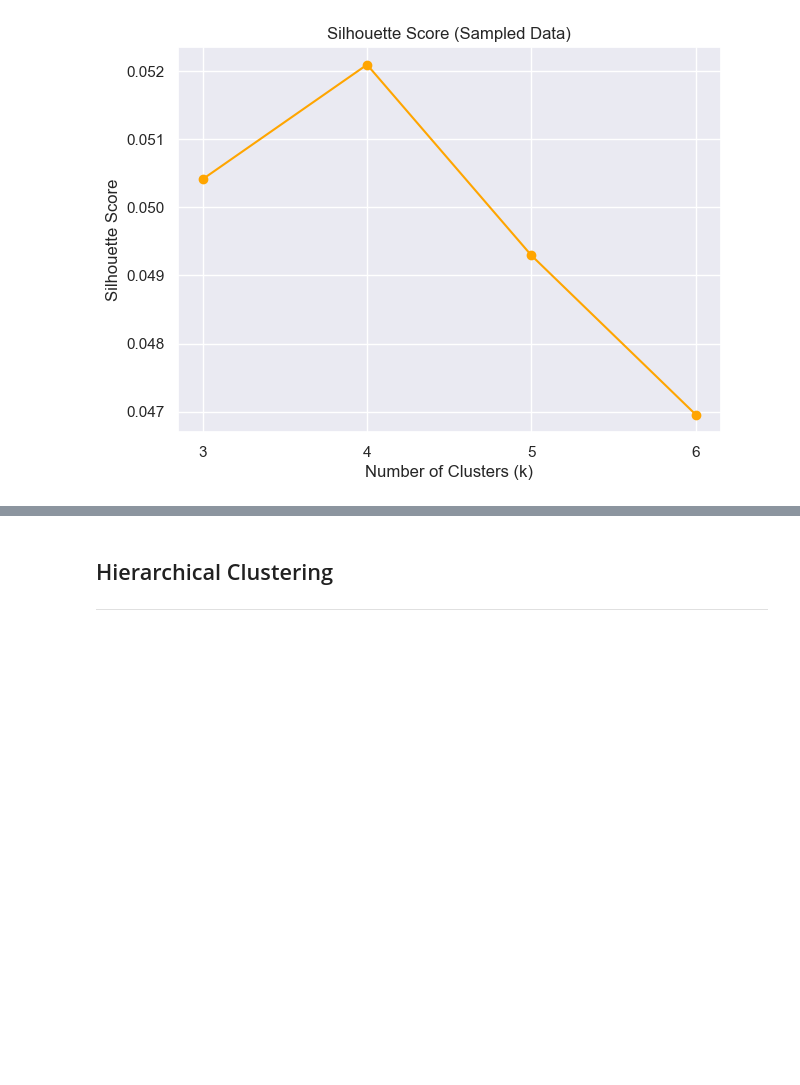
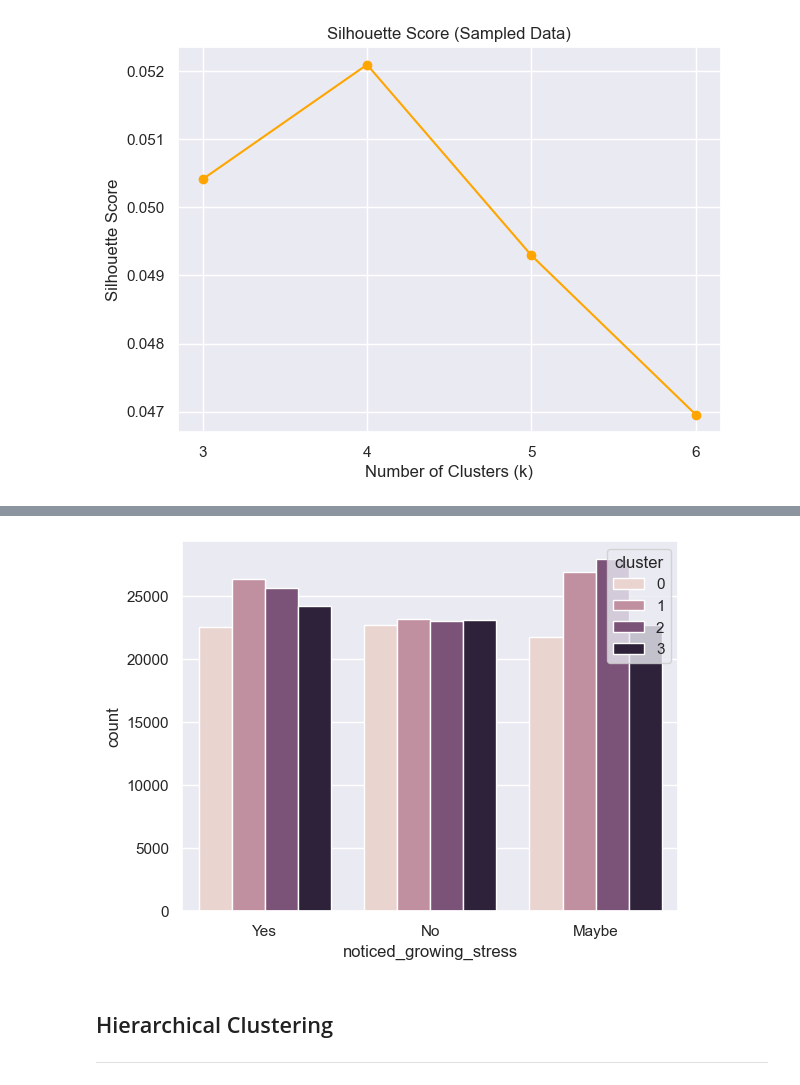
Before and after one commit to OmarAymanZaid/MentalHealth_RiskAssessment, a Jupyter notebook: notebooks/4_DataModeling.ipynb, the cells around one changed output, grey strips where cells are left out. Drawn from its saved outputs; the diff is of its cells as text; code cells hidden in the pictures; blank space fills up the shorter version.

Commit message:
DataModeling: Add some anlaysis after K-Means clustering.

```diff
--- a/notebooks/4_DataModeling.ipynb
+++ b/notebooks/4_DataModeling.ipynb
@@ -177,3 +177,9 @@ kmeans_with_flag = KMeans(
     random_state=42
 )
 labels_with_flag = kmeans_with_flag.fit_predict(X_with_flag)
+# %%
+df_kmeans_flag =  data.copy()
+df_kmeans_flag['cluster'] = labels_with_flag
+# %%
+df_kmeans_no_flag = df_kmeans_flag[categorical_cols]
+df_kmeans_no_flag['cluster'] = labels_no_flag
@@ -180,3 +232,15 @@ labels_with_flag = kmeans_with_flag.fit_predict(X_with_flag)
+# %%
+import seaborn as sns
+import matplotlib.pyplot as plt
+
+sns.countplot(
+    data=df_kmeans_no_flag,
+    x='noticed_growing_stress',
+    hue='cluster'
+)
+plt.show()
+# %% [output]
+[figure, added]
 # %% [markdown]
 ## Hierarchical Clustering
 ---
```
Also changed, not shown: parts of 6 cells of this notebook.
